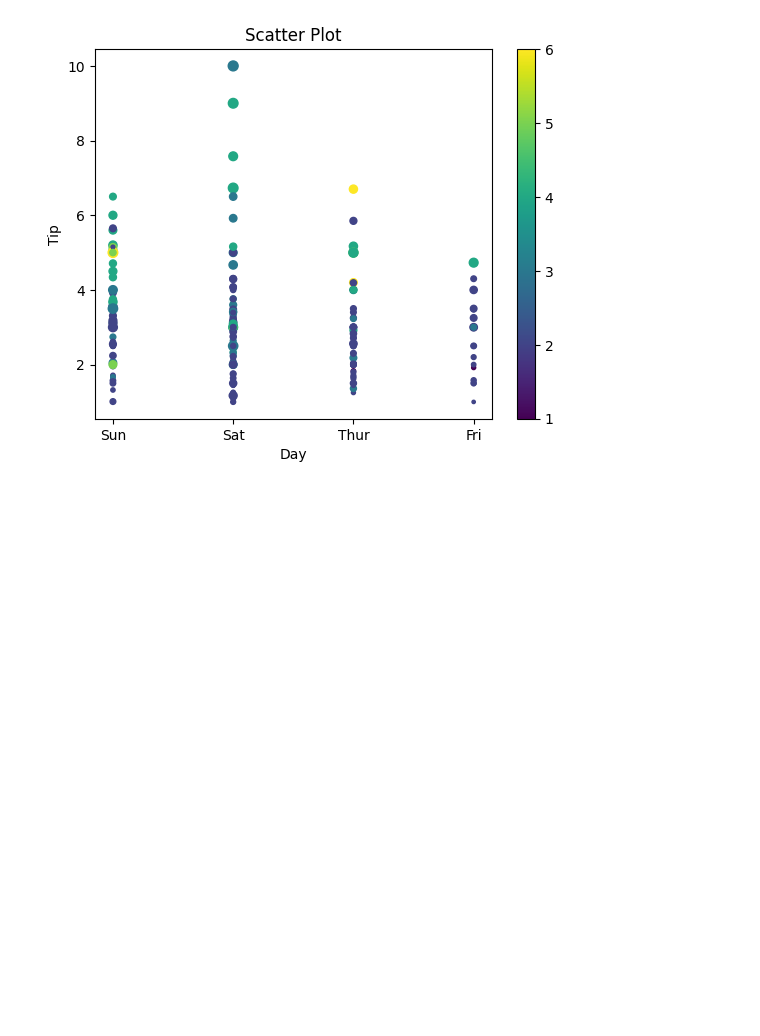
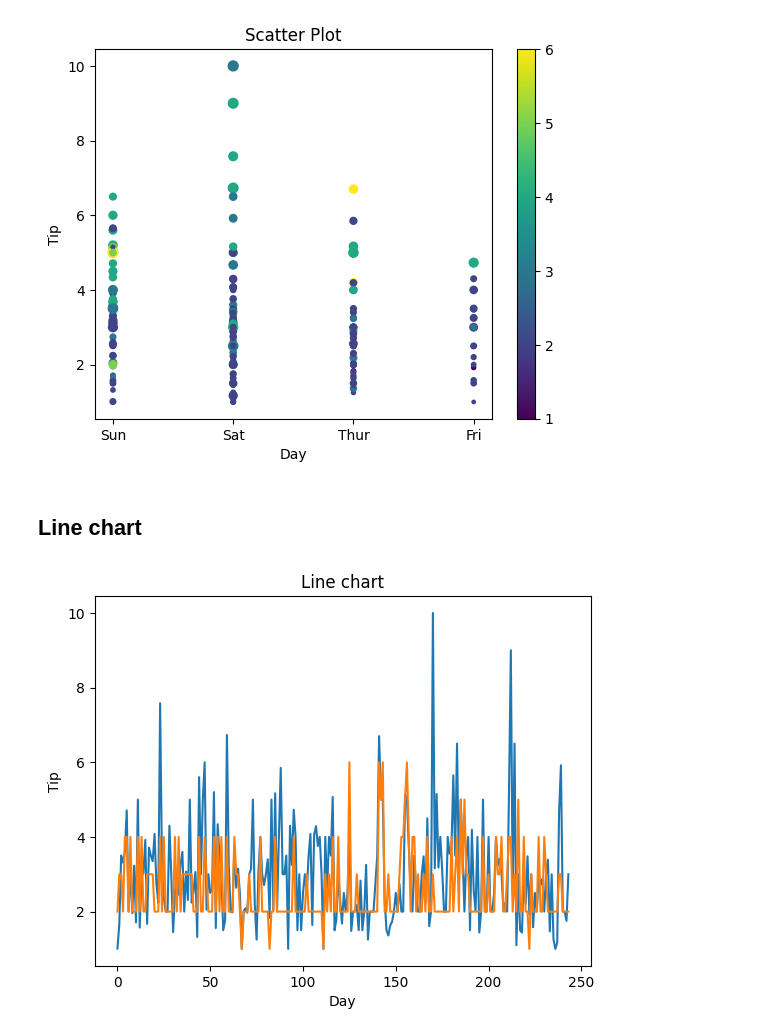
Before and after one commit to allenlee-37/dataVisualization, a Jupyter notebook: visualization.ipynb, the cells around one changed output. Saved outputs shown, nothing was run; the diff lists cells and outputs as text; code cells hidden in the pictures; blank space fills up the shorter version.

```diff
--- a/visualization.ipynb
+++ b/visualization.ipynb
@@ -65,3 +65,21 @@ plt.colorbar()
 plt.show()
 # %% [output]
 [figure]
+# %% [markdown]
+## Line chart
+# %%
+import pandas as pd
+import matplotlib.pyplot as plt
+
+data = pd.read_csv('tips.csv')
+
+plt.plot(data['tip'])
+plt.plot(data['size'])
+
+plt.title("Line chart")
+plt.xlabel('Day')
+plt.ylabel('Tip')
+
+plt.show()
+# %% [output]
+[figure, added]
```
Also changed, not shown: 1 other file.
